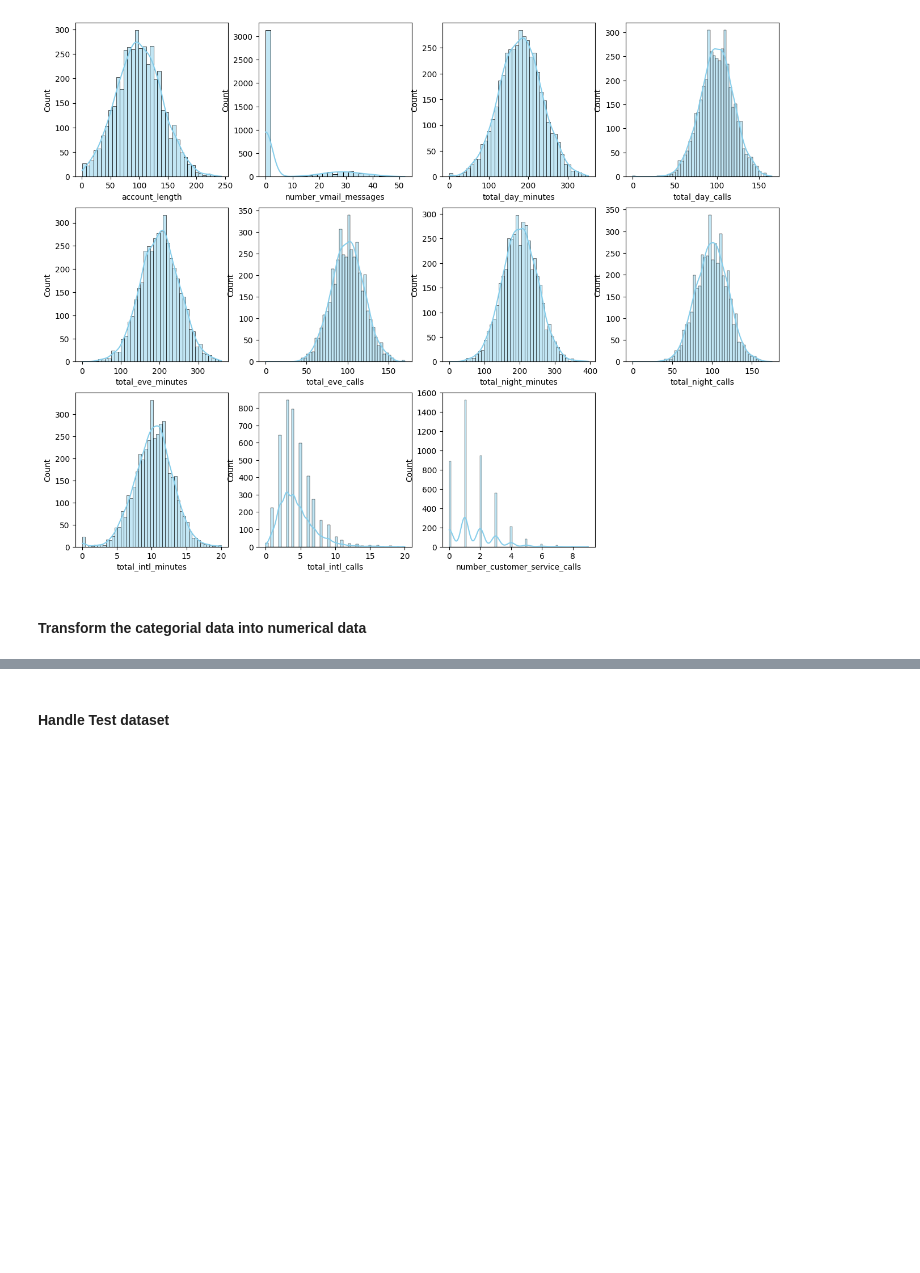
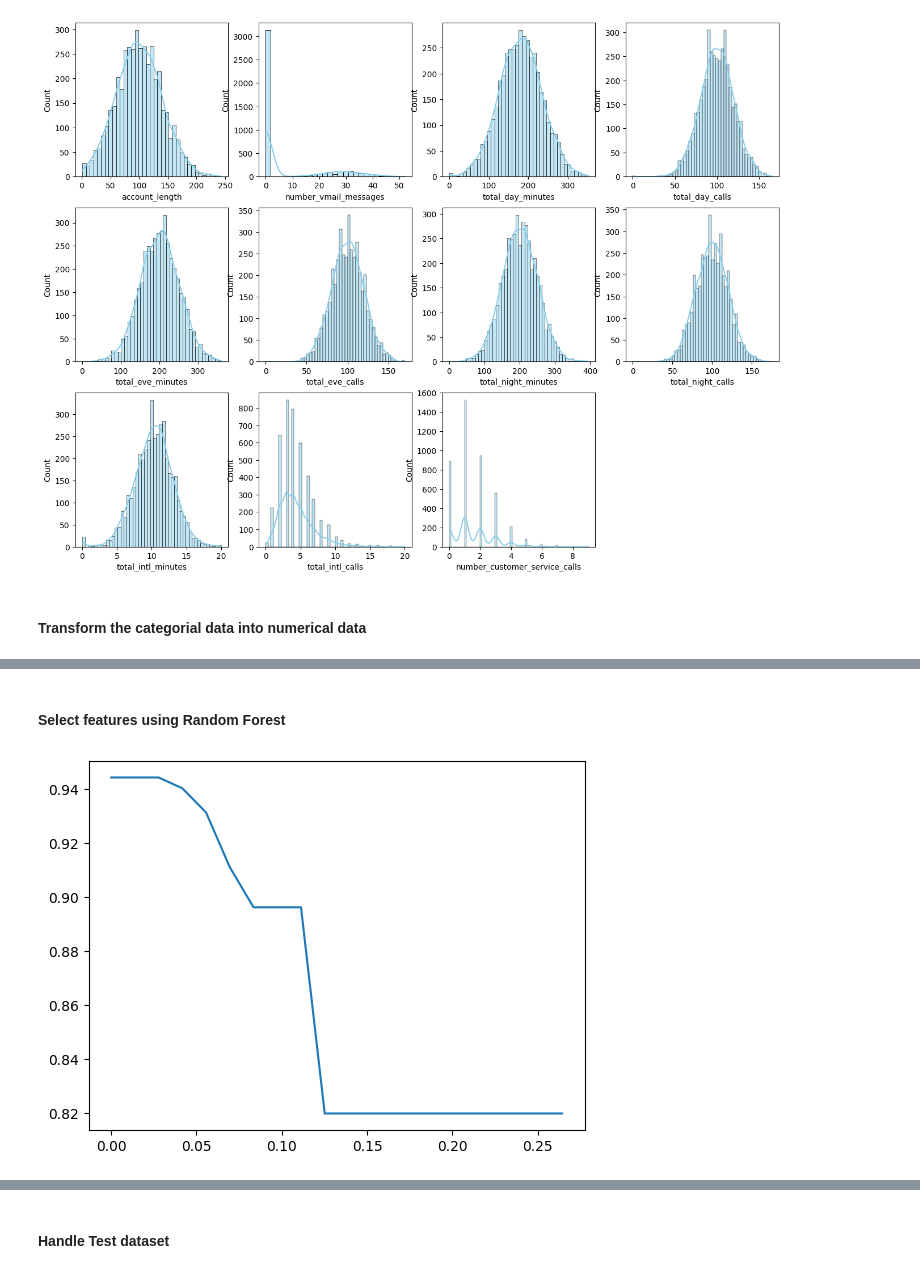
Before and after one commit to Fine2Gitup/Data-Mining, a Jupyter notebook: Preprocess.ipynb, the cells around one changed output, grey strips where cells are left out. Saved outputs shown, nothing was run; the diff lists cells and outputs as text; code cells hidden in the pictures; blank space fills up the shorter version.

```diff
--- a/Preprocess.ipynb
+++ b/Preprocess.ipynb
@@ -23,4 +37,2 @@ memory usage: 664.2+ KB
 # %% [markdown]
 #### Handle duplicates
-# %%
-data.drop_duplicates(inplace=True)
@@ -59,7 +51,7 @@ sns.heatmap(correlation_matrix, annot=True, cmap='coolwarm', fmt=".2f")
 <Axes: >
 [figure]
 # %%
-data = data.drop(['voice_mail_plan','total_day_charge','total_eve_charge','total_night_charge','total_intl_charge'],axis=1)
+data = data.drop(['voice_mail_plan','total_day_charge','total_eve_charge','total_night_charge','total_night_charge','total_intl_charge'],axis=1)
 data.head()
 # %% [output]
 |  | state | account_length | area_code | international_plan | number_vmail_messages | total_day_minutes | ... |
@@ -96,6 +88,4 @@ for i, column in enumerate(numeric_data.columns):
 #### Transform the categorial data into numerical data
 # %%
 data['churn'] = data['churn'].replace({'yes':1, 'no':0})
-data = data.drop(['state','area_code'], axis=1)
-data['international_plan'] = data['churn'].replace({'yes':1, 'no':0})
-data.head()
+data['international_plan'] = data['international_plan'].replace({'yes':1, 'no':0})
@@ -108,0 +109,18 @@ data.head()
+# %% [markdown]
+#### Select features using Random Forest
+# %%
+Xtrain = data.drop('churn',axis=1)
+Ytrain = data.churn
+RFC_clf = RFC(n_estimators=10,random_state=0)
+X_embedded = SelectFromModel(RFC_clf,threshold=0.05).fit_transform(Xtrain,Ytrain)
+importance = RFC_clf.fit(Xtrain,Ytrain).feature_importances_
+threshold = np.linspace(0,importance.max(),20)
+score = []
+for i in threshold:
+    X_embedded = SelectFromModel(RFC_clf,threshold=i).fit_transform(Xtrain,Ytrain)
+    val = cross_val_score(RFC_clf,X_embedded,Ytrain,cv=5).mean()
+    score.append(val)
+plt.plot(threshold,score)
+plt.show()
+# %% [output]
+[figure, added]
```
Also changed, not shown: parts of 17 cells of this notebook, 1 other file.
